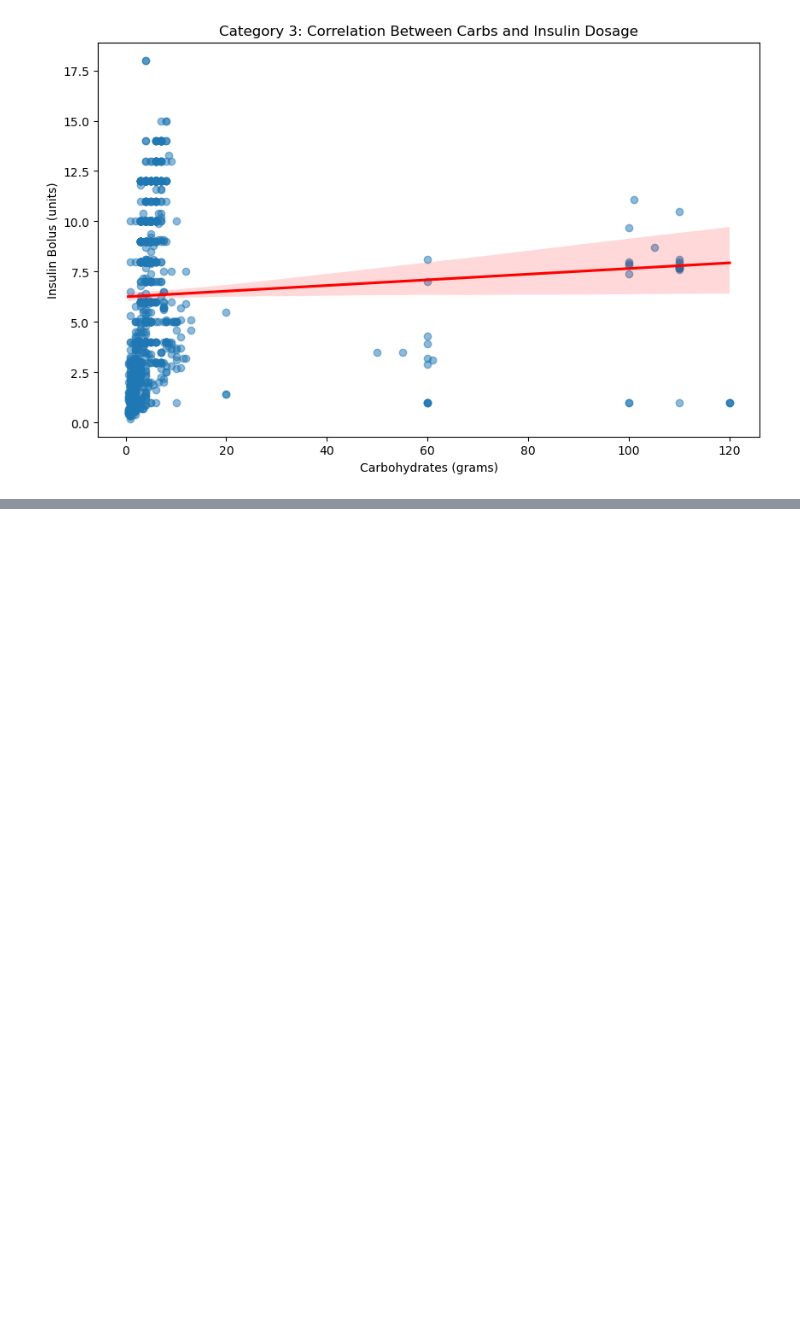
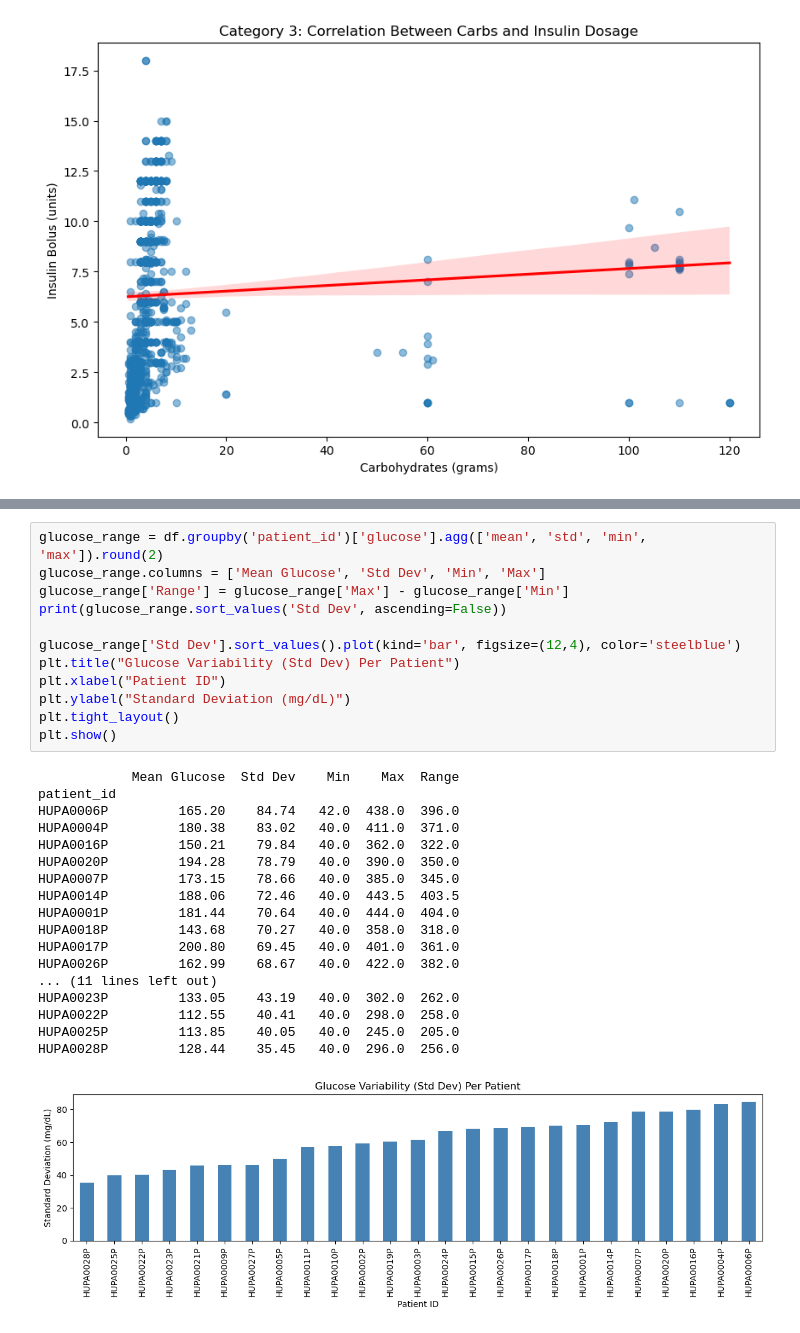
Before and after one commit to PoojaBELURE1724/Team6_DataDynamos_Python-Hackathon_MAY-2026, a Jupyter notebook: Team6_DataDynamos_category2.DescriptiveAnalysis.ipynb, the cells around one changed output, grey strips where cells are left out. Drawn from its saved outputs; the diff is of its cells as text; blank space fills up the shorter version.

Commit message:
Category 2 questions Added Glucose Range and Hypoglycemic patient analysis
Category 2 questions
Added Glucose Range and Hypoglycemic patient analysis

```diff
--- a/Team6_DataDynamos_category2.DescriptiveAnalysis.ipynb
+++ b/Team6_DataDynamos_category2.DescriptiveAnalysis.ipynb
@@ -149,0 +139,31 @@ plt.show()
+# %%
+glucose_range = df.groupby('patient_id')['glucose'].agg(['mean', 'std', 'min', 'max']).round(2)
+glucose_range.columns = ['Mean Glucose', 'Std Dev', 'Min', 'Max']
+glucose_range['Range'] = glucose_range['Max'] - glucose_range['Min']
+print(glucose_range.sort_values('Std Dev', ascending=False))
+
+glucose_range['Std Dev'].sort_values().plot(kind='bar', figsize=(12,4), color='steelblue')
+plt.title("Glucose Variability (Std Dev) Per Patient")
+plt.xlabel("Patient ID")
+plt.ylabel("Standard Deviation (mg/dL)")
+plt.tight_layout()
+plt.show()
+# %% [output]
+            Mean Glucose  Std Dev    Min    Max  Range
+patient_id
+HUPA0006P         165.20    84.74   42.0  438.0  396.0
+HUPA0004P         180.38    83.02   40.0  411.0  371.0
+HUPA0016P         150.21    79.84   40.0  362.0  322.0
+HUPA0020P         194.28    78.79   40.0  390.0  350.0
+HUPA0007P         173.15    78.66   40.0  385.0  345.0
+HUPA0014P         188.06    72.46   40.0  443.5  403.5
+HUPA0001P         181.44    70.64   40.0  444.0  404.0
+HUPA0018P         143.68    70.27   40.0  358.0  318.0
+HUPA0017P         200.80    69.45   40.0  401.0  361.0
+HUPA0026P         162.99    68.67   40.0  422.0  382.0
+... (11 lines left out)
+HUPA0023P         133.05    43.19   40.0  302.0  262.0
+HUPA0022P         112.55    40.41   40.0  298.0  258.0
+HUPA0025P         113.85    40.05   40.0  245.0  205.0
+HUPA0028P         128.44    35.45   40.0  296.0  256.0
+[figure, added]
```
Also changed, not shown: parts of 8 cells of this notebook.
